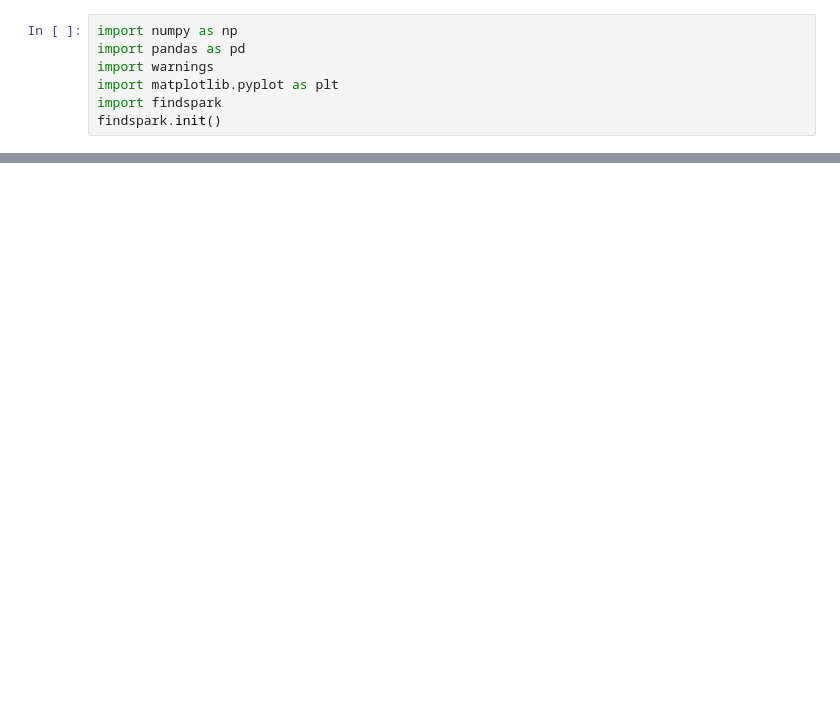
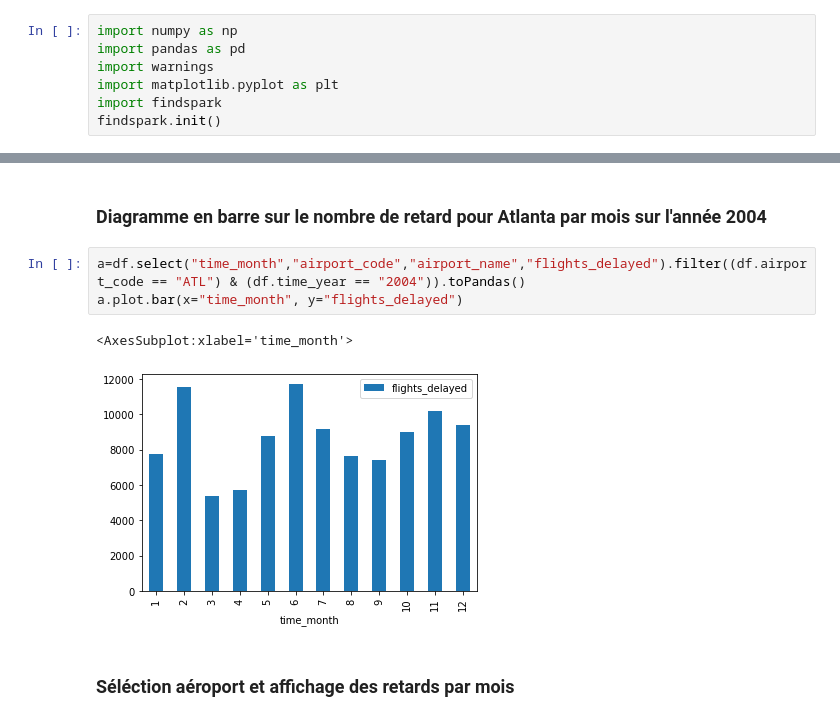
Before and after one commit to CapDRAKE/hadoop-project, a Jupyter notebook: notebook hadoop .ipynb, the cells around one changed output, grey strips where cells are left out. Saved outputs shown, nothing was run; the diff lists cells and outputs as text; blank space fills up the shorter version.

```diff
--- a/notebook hadoop .ipynb
+++ b/notebook hadoop .ipynb
@@ -302,0 +270,10 @@ None2004
+# %% [markdown]
+### Diagramme en barre sur le nombre de retard pour Atlanta par mois sur l'année 2004
+# %%
+a=df.select("time_month","airport_code","airport_name","flights_delayed").filter((df.airport_code == "ATL") & (df.time_year == "2004")).toPandas()
+a.plot.bar(x="time_month", y="flights_delayed")
+# %% [output]
+<AxesSubplot:xlabel='time_month'>
+[figure, added]
+# %% [markdown]
+### Séléction aéroport et affichage des retards par mois
```
Also changed, not shown: parts of 80 cells of this notebook, 2 other files.
